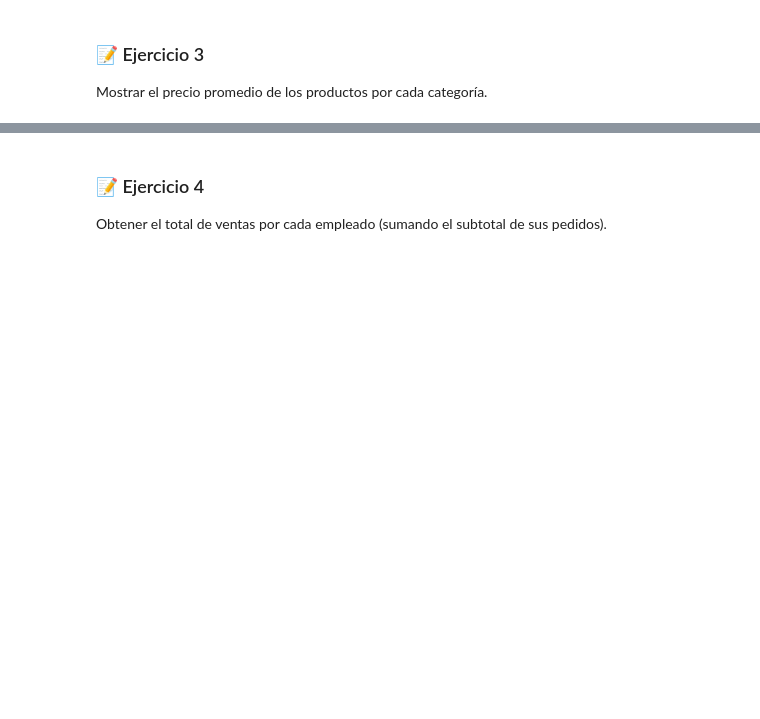
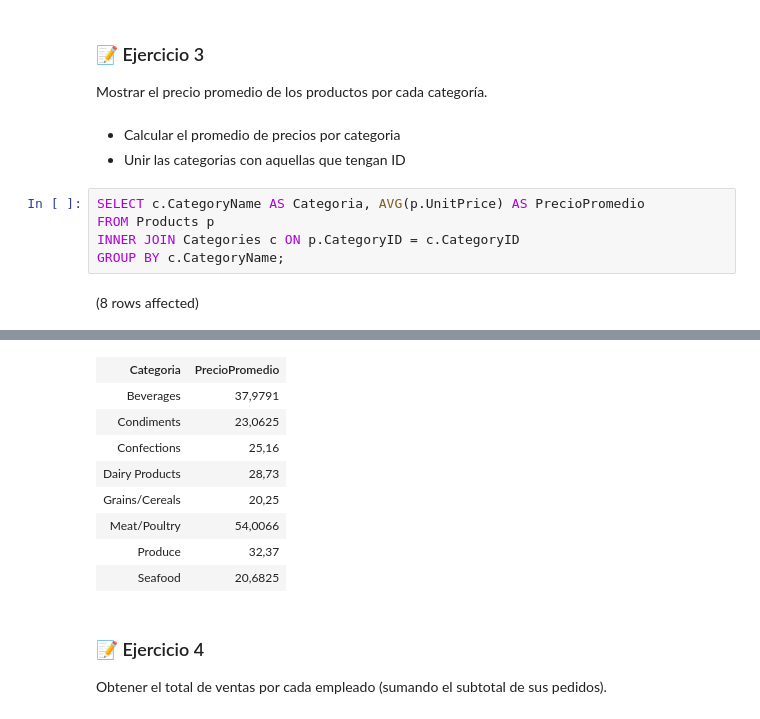
Before and after one commit to c04o/select-queries, a Jupyter notebook: taller.ipynb, the cells around one changed output, grey strips where cells are left out. Saved outputs shown, nothing was run; the diff lists cells and outputs as text; blank space fills up the shorter version.

```diff
--- a/taller.ipynb
+++ b/taller.ipynb
@@ -32,3 +70,13 @@ Calcular el número total de pedidos realizados en cada año.
 # %% [markdown]
 ### 📝 Ejercicio 3
 Mostrar el precio promedio de los productos por cada categoría.
+# %% [markdown]
+- Calcular el promedio de precios por categoria
+- Unir las categorias con aquellas que tengan ID
+# %%
+SELECT c.CategoryName AS Categoria, AVG(p.UnitPrice) AS PrecioPromedio
+FROM Products p
+INNER JOIN Categories c ON p.CategoryID = c.CategoryID
+GROUP BY c.CategoryName;
+# %% [output]
+(8 rows affected)
@@ -35,3 +84,12 @@ Mostrar el precio promedio de los productos por cada categoría.
+| Categoria | PrecioPromedio |
+| Beverages | 37,9791 |
+| Condiments | 23,0625 |
+| Confections | 25,16 |
+| Dairy Products | 28,73 |
+| Grains/Cereals | 20,25 |
+| Meat/Poultry | 54,0066 |
+| Produce | 32,37 |
+| Seafood | 20,6825 |
 # %% [markdown]
 ### 📝 Ejercicio 4
 Obtener el total de ventas por cada empleado (sumando el subtotal de sus pedidos).
```
Also changed, not shown: parts of 13 cells of this notebook, 1 other file.
